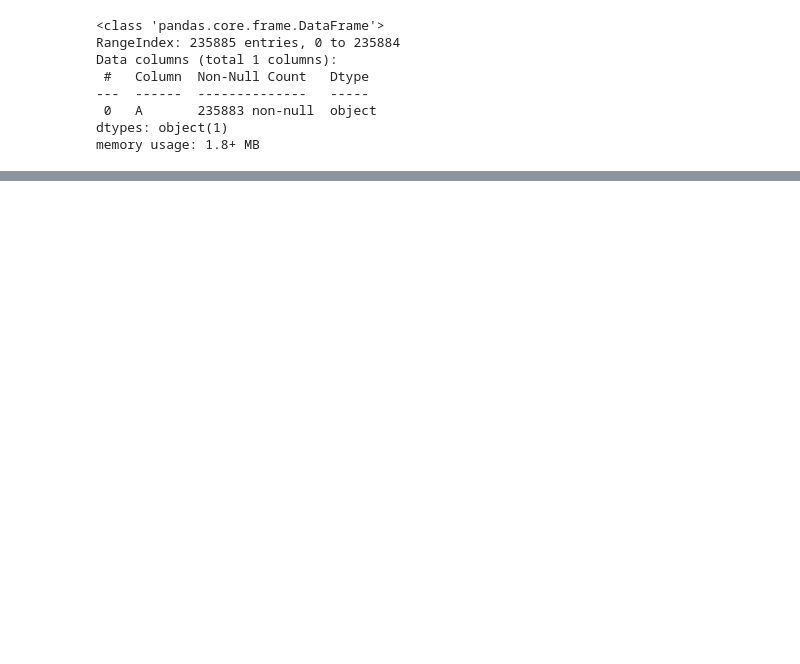
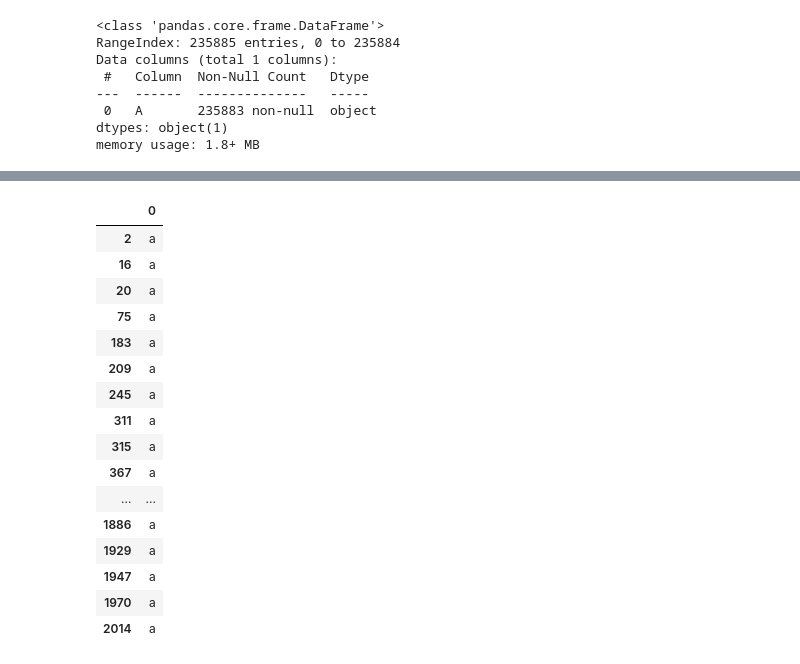
Before and after one commit to Ken-Alviola/natural-language-processing-exercises, a Jupyter notebook: regex.ipynb, the cells around one changed output, grey strips where cells are left out. Saved outputs shown, nothing was run; the diff lists cells and outputs as text; code cells hidden in the pictures; blank space fills up the shorter version.

```diff
--- a/regex.ipynb
+++ b/regex.ipynb
@@ -215,0 +311,20 @@ memory usage: 1.8+ MB
+# %%
+starts_endswith_same.head(100)
+# %% [output]
+|  | 0 |
+| 2 | a |
+| 16 | a |
+| 20 | a |
+| 75 | a |
+| 183 | a |
+| 209 | a |
+| 245 | a |
+| 311 | a |
+| 315 | a |
+| 367 | a |
+| ... | ... |
+| 1886 | a |
+| 1929 | a |
+| 1947 | a |
+| 1970 | a |
+| 2014 | a |
```
Also changed, not shown: parts of 10 cells of this notebook.
